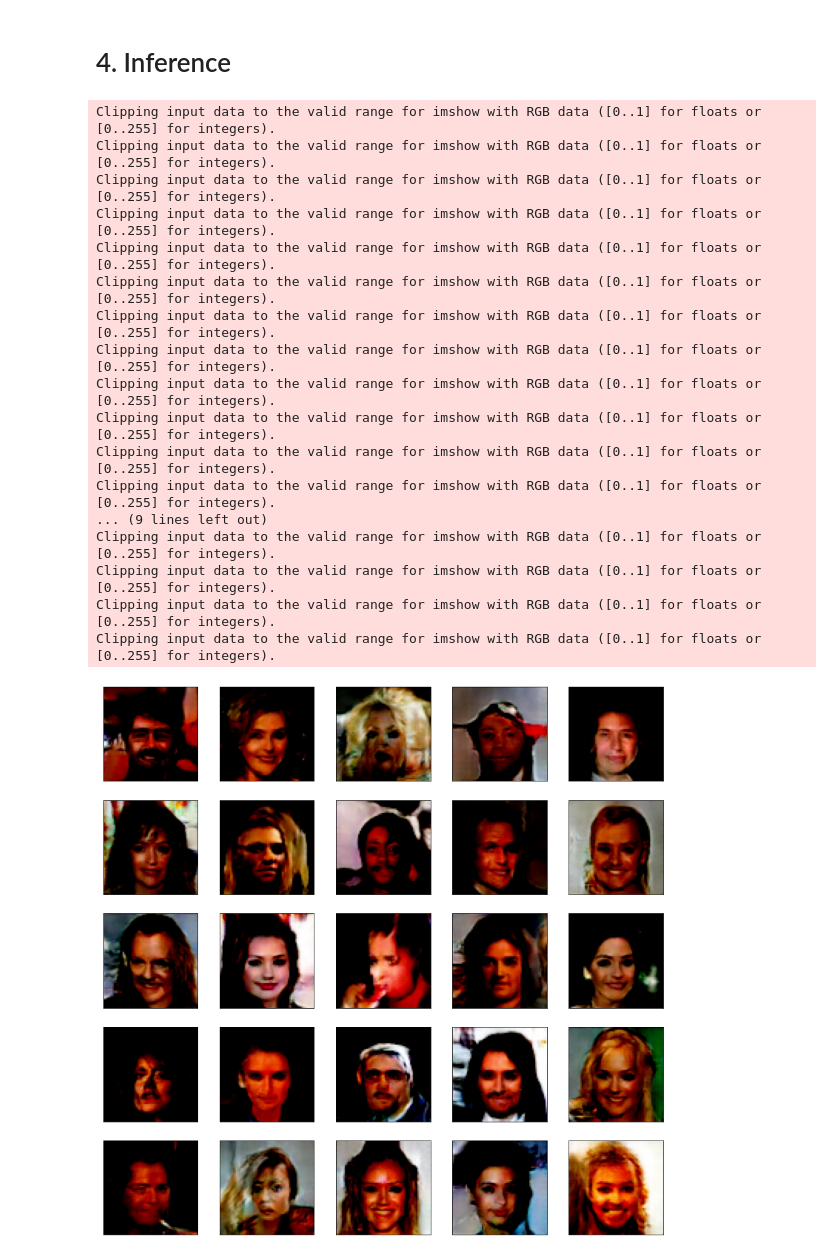
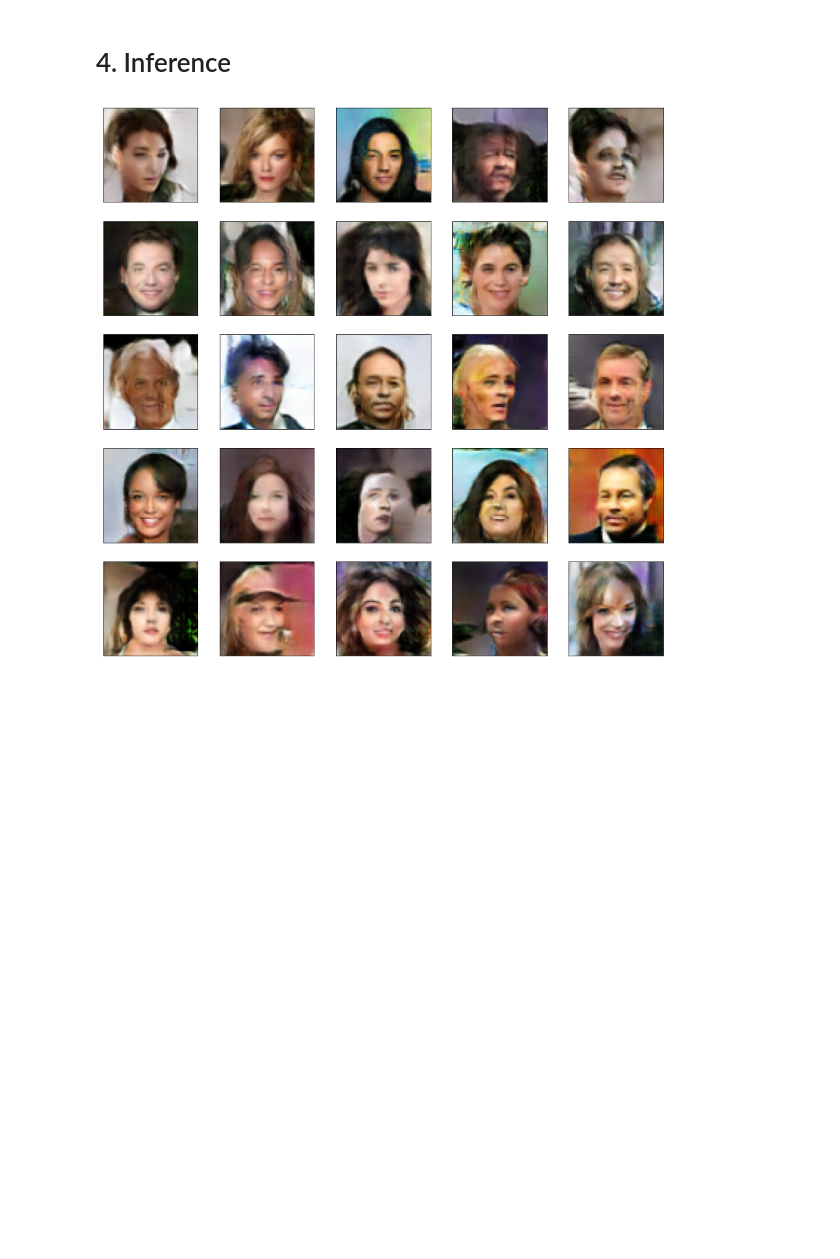
Before and after one commit to Jasonlee1995/DCGAN, a Jupyter notebook: DCGAN - CelebA.ipynb, the cells around one changed output. Saved outputs shown, nothing was run; the diff lists cells and outputs as text; code cells hidden in the pictures; blank space fills up the shorter version.

Commit message:
Change DCGAN - CelebA with image map by min max

```diff
--- a/DCGAN - CelebA.ipynb
+++ b/DCGAN - CelebA.ipynb
@@ -54,7 +54,7 @@ transform = transforms.Compose([transforms.Resize(64), transforms.CenterCrop(64)
                                 transforms.ToTensor(), transforms.Normalize((0.5, 0.5, 0.5), (0.5, 0.5, 0.5))])
 
 dataset = torchvision.datasets.CelebA('../../../../data/OCR/Jason/celeba/', split='all', download=False, transform=transform)
-dataloader = torch.utils.data.DataLoader(dataset, batch_size=batch_size, shuffle=True)
+dataloader = torch.utils.data.DataLoader(dataset, batch_size=batch_size, shuffle=True, num_workers=8)
 # %% [markdown]
 # 3. Train Model
 # %%
@@ -114,28 +114,13 @@ with torch.no_grad():
 # %%
 plt.figure(figsize=(15, 15))
 plt.rcParams['axes.titlesize'] = 20
 plt.axis('off')
 
 for i in range(num ** 2):
     plt.subplot(num, num, i+1)
     fake_image = fake_images[i, :, :, :].permute(1, 2, 0)
+    h, l = torch.max(fake_image), torch.min(fake_image)
+    fake_image = fake_image.sub_(l).div_(max(h-l, 1e-5))
     img = plt.imshow(fake_image); img.axes.get_xaxis().set_visible(False); img.axes.get_yaxis().set_visible(False)
 # %% [output]
-Clipping input data to the valid range for imshow with RGB data ([0..1] for floats or [0..255] for integers).
-Clipping input data to the valid range for imshow with RGB data ([0..1] for floats or [0..255] for integers).
-Clipping input data to the valid range for imshow with RGB data ([0..1] for floats or [0..255] for integers).
-Clipping input data to the valid range for imshow with RGB data ([0..1] for floats or [0..255] for integers).
-Clipping input data to the valid range for imshow with RGB data ([0..1] for floats or [0..255] for integers).
-Clipping input data to the valid range for imshow with RGB data ([0..1] for floats or [0..255] for integers).
-Clipping input data to the valid range for imshow with RGB data ([0..1] for floats or [0..255] for integers).
-Clipping input data to the valid range for imshow with RGB data ([0..1] for floats or [0..255] for integers).
-Clipping input data to the valid range for imshow with RGB data ([0..1] for floats or [0..255] for integers).
-Clipping input data to the valid range for imshow with RGB data ([0..1] for floats or [0..255] for integers).
-Clipping input data to the valid range for imshow with RGB data ([0..1] for floats or [0..255] for integers).
-Clipping input data to the valid range for imshow with RGB data ([0..1] for floats or [0..255] for integers).
-... (9 lines left out)
-Clipping input data to the valid range for imshow with RGB data ([0..1] for floats or [0..255] for integers).
-Clipping input data to the valid range for imshow with RGB data ([0..1] for floats or [0..255] for integers).
-Clipping input data to the valid range for imshow with RGB data ([0..1] for floats or [0..255] for integers).
-Clipping input data to the valid range for imshow with RGB data ([0..1] for floats or [0..255] for integers).
-[figure, old version]
+[figure, new version]
```
Also changed, not shown: parts of 4 cells of this notebook.
